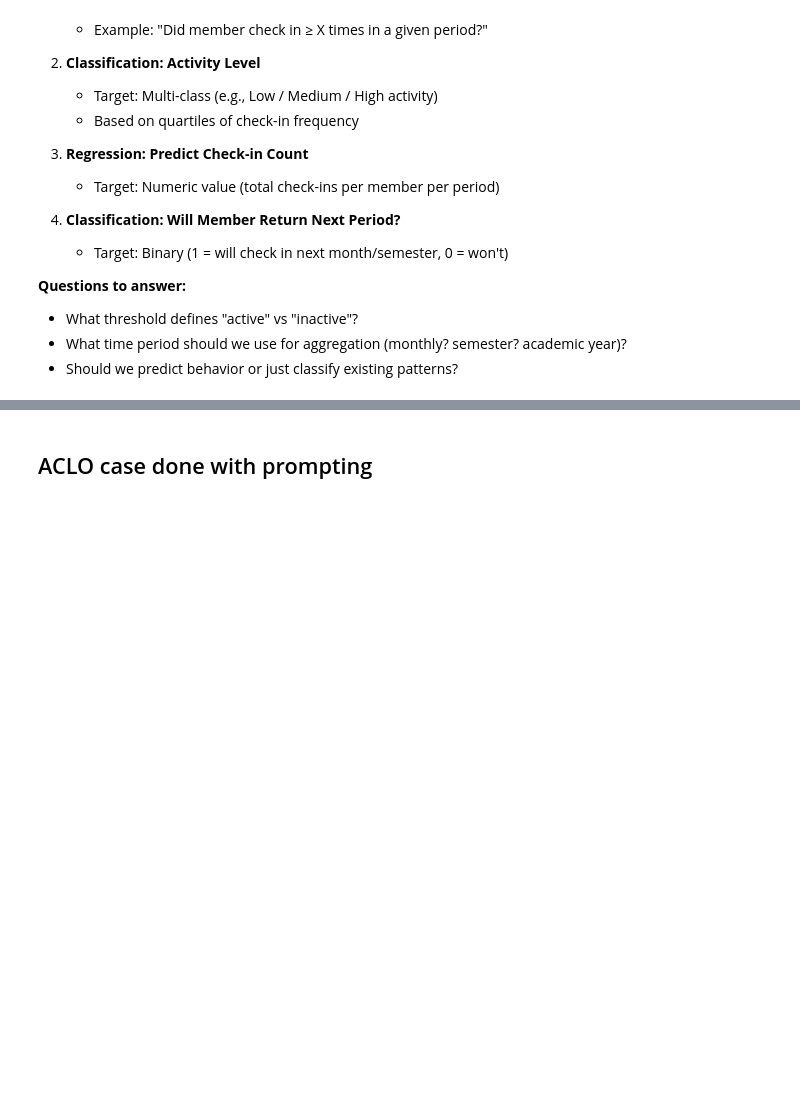
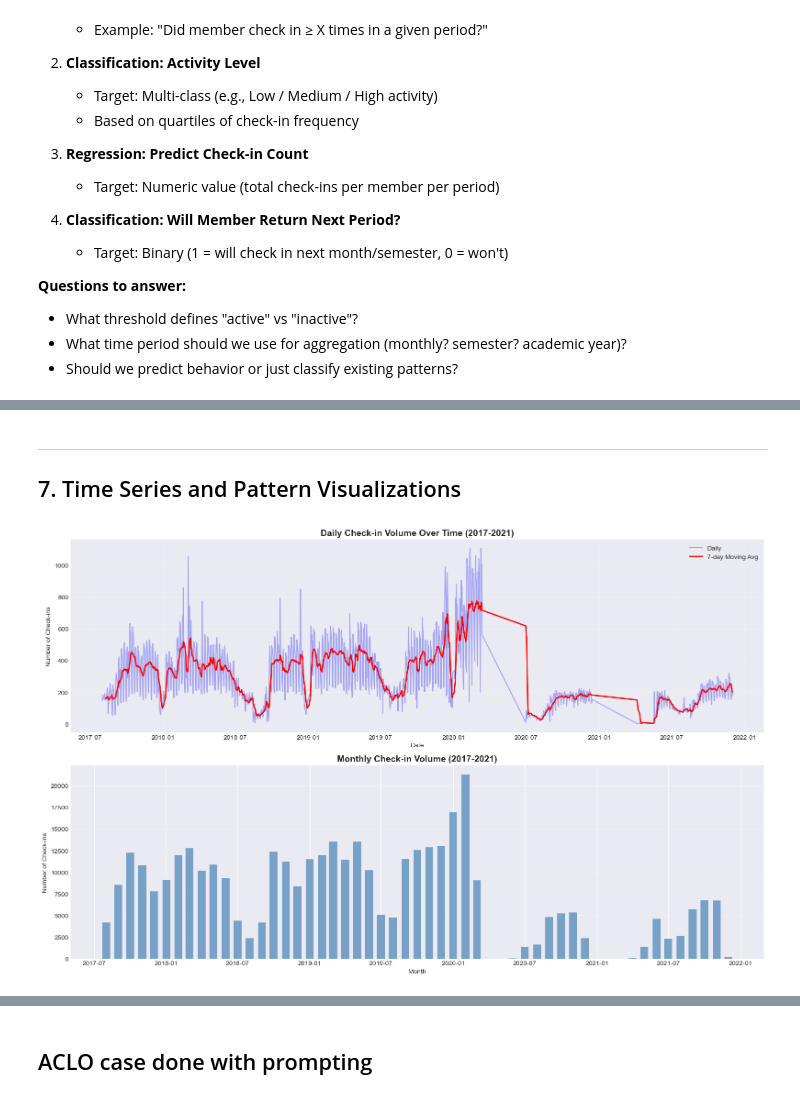
Before and after one commit to korho865/ACLO_project_AI, a Jupyter notebook: ACLO_project_AI.ipynb, the cells around one changed output, grey strips where cells are left out. Saved outputs shown, nothing was run; the diff lists cells and outputs as text; code cells hidden in the pictures; blank space fills up the shorter version.

```diff
--- a/ACLO_project_AI.ipynb
+++ b/ACLO_project_AI.ipynb
@@ -226,0 +862,40 @@ Before proceeding, we need to define the **target variable** for our predictive
+# %% [markdown]
+---
+
+## 7. Time Series and Pattern Visualizations
+# %%
+# Time series: Daily check-in volumes over time
+daily_checkins = checkins_enriched.groupby('Date').size().reset_index(name='Daily_Checkins')
+daily_checkins['Date'] = pd.to_datetime(daily_checkins['Date'])
+daily_checkins = daily_checkins.sort_values('Date')
+
+# Calculate 7-day moving average for smoothing
+daily_checkins['MA_7day'] = daily_checkins['Daily_Checkins'].rolling(window=7).mean()
+
+fig, axes = plt.subplots(2, 1, figsize=(16, 10))
+
+# Daily check-ins time series
+axes[0].plot(daily_checkins['Date'], daily_checkins['Daily_Checkins'], alpha=0.3, color='blue', label='Daily')
+axes[0].plot(daily_checkins['Date'], daily_checkins['MA_7day'], color='red', linewidth=2, label='7-day Moving Avg')
+axes[0].set_title('Daily Check-in Volume Over Time (2017-2021)', fontsize=14, fontweight='bold')
+axes[0].set_xlabel('Date')
+axes[0].set_ylabel('Number of Check-ins')
+axes[0].legend()
+axes[0].grid(True, alpha=0.3)
+
+# Monthly aggregation
+monthly_checkins = checkins_enriched.groupby([checkins_enriched['Checkin_DateTime'].dt.to_period('M')]).size()
+monthly_checkins.index = monthly_checkins.index.to_timestamp()
+
+axes[1].bar(monthly_checkins.index, monthly_checkins.values, width=20, color='steelblue', alpha=0.7)
+axes[1].set_title('Monthly Check-in Volume (2017-2021)', fontsize=14, fontweight='bold')
+axes[1].set_xlabel('Month')
+axes[1].set_ylabel('Number of Check-ins')
+axes[1].grid(True, alpha=0.3, axis='y')
+
+plt.tight_layout()
+plt.show()
+
+print(f"Total analysis period: {daily_checkins['Date'].min()} to {daily_checkins['Date'].max()}")
+# %% [output]
+[figure, added]
```
Also changed, not shown: parts of 38 cells of this notebook.
